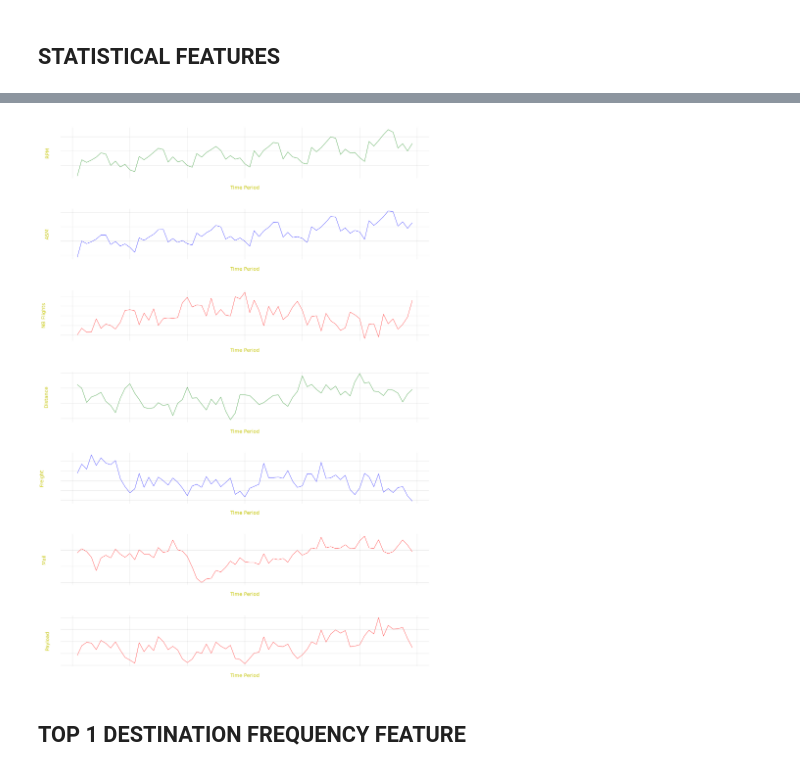
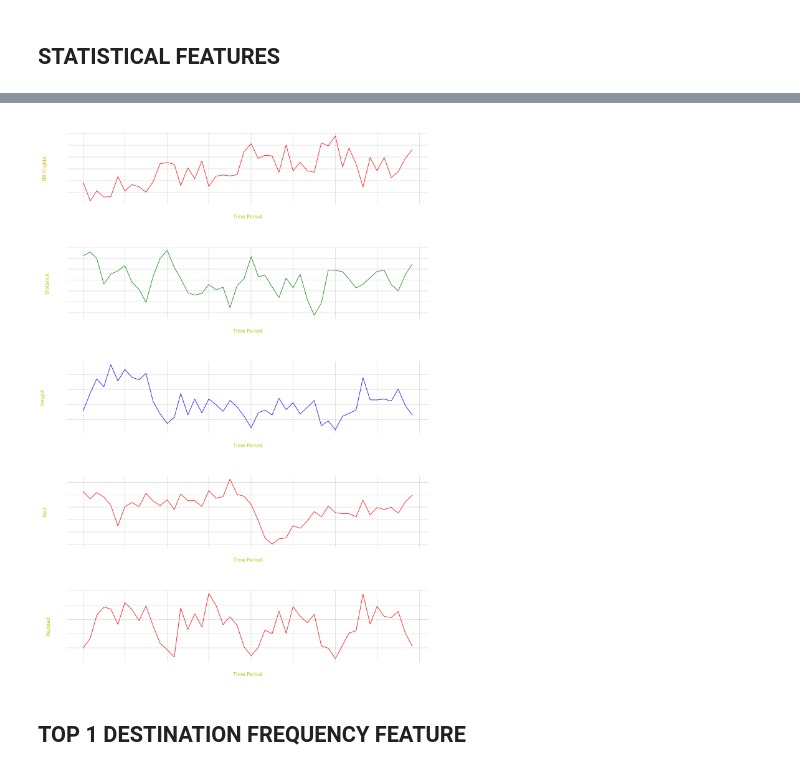
Before and after one commit to alexZajac/airlines_performance, a Jupyter notebook: airlines_performance.ipynb, the cells around one changed output, grey strips where cells are left out. Saved outputs shown, nothing was run; the diff lists cells and outputs as text; code cells hidden in the pictures.

```diff
--- a/airlines_performance.ipynb
+++ b/airlines_performance.ipynb
@@ -183,0 +168,3 @@ Saving L_DISTANCE_GROUP_500.csv_ to L_DISTANCE_GROUP_500.csv_
+# %%
+X = pd.read_csv('data/train/X.csv', index_col=0)
+X.head()
@@ -183,0 +208,3 @@ Saving L_DISTANCE_GROUP_500.csv_ to L_DISTANCE_GROUP_500.csv_
+# %%
+statistical_features_df = X.iloc[:, np.r_[:2, 54:58, 63:64]]
+statistical_features_df
@@ -371,6 +429,6 @@ fig.show()
 # %% [markdown]
 ## STATISTICAL FEATURES
 # %%
-statistical_features_df = pd.read_csv('statistical_features.csv', index_col = 0)
+statistical_features_df['DATE'] = pd.to_datetime(statistical_features_df['DATE'])
 statistical_features_df.head()
 # %% [output]
@@ -383,6 +441,4 @@ statistical_features_df.head()
 # %%
 statistical_features_df = statistical_features_df[statistical_features_df['UNIQUE_CARRIER_NAME'] == 'Delta Air Lines Inc.']
-statistical_features_df['DATE'] = pd.to_datetime(statistical_features_df['DATE'])
-statistical_features_df.drop(columns='LOAD_FACTOR', inplace=True)
 statistical_features_df.head()
 # %% [output]
@@ -395,41 +451,32 @@ statistical_features_df.head()
 # %%
-fig, axs = plt.subplots(7, figsize=(40, 60))
+fig, axs = plt.subplots(5, figsize=(20, 30))
 fig.subplots_adjust(hspace = 0.6)
 
 for ax in axs:
   ax.grid(True, linewidth=0.2, color='black', linestyle='-')
   ax.set_xlabel("Time Period", color = 'y', labelpad = 15)
 
-axs[0].plot(statistical_features_df['DATE'], statistical_features_df['RPM_SUM'], 'g')
-axs[0].set_ylabel("RPM", color = 'y', labelpad = 25)
-axs[0].set_title("RPM Sum Evolution of Delta Air Lines over the period 2014 - 2019", pad = 25)
+axs[0].plot(statistical_features_df['DATE'], statistical_features_df['NB_FLIGHTS'], 'r')
+axs[0].set_ylabel("NB Flights", color = 'y', labelpad = 25)
+axs[0].set_title("Number of Flights Evolution of Delta Air Lines over the period 2014 - 2019", pad = 25)
 
-axs[1].plot(statistical_features_df['DATE'], statistical_features_df['ASM_SUM'], 'b')
-axs[1].set_ylabel("ASM", color = 'y', labelpad = 25)
-axs[1].set_title("ASM Sum Evolution of Delta Air Lines over the period 2014 - 2019", pad = 25)
+axs[1].plot(statistical_features_df['DATE'], statistical_features_df['AVG_DIST'], 'g')
+axs[1].set_ylabel("Distance", color = 'y', labelpad = 25)
+axs[1].set_title("Average Distance Evolution of Delta Air Lines over the period 2014 - 2019", pad = 25)
 
-axs[2].plot(statistical_features_df['DATE'], statistical_features_df['NB_FLIGHTS'], 'r')
-axs[2].set_ylabel("NB Flights", color = 'y', labelpad = 25)
-axs[2].set_title("Number of Flights Evolution of Delta Air Lines over the period 2014 - 2019", pad = 25)
+axs[2].plot(statistical_features_df['DATE'], statistical_features_df['AVG_FREIGHT'], 'b')
+axs[2].set_ylabel("Freight", color = 'y', labelpad = 25)
+axs[2].set_title("Average Freight Evolution of Delta Air Lines over the period 2014 - 2019", pad = 25)
 
-axs[3].plot(statistical_features_df['DATE'], statistical_features_df['AVG_DIST'], 'g')
-axs[3].set_xlabel("Time Period", color = 'y', labelpad = 15)
-axs[3].set_ylabel("Distance", color = 'y', labelpad = 25)
-axs[3].set_title("Average Distance Evolution of Delta Air Lines over the period 2014 - 2019", pad = 25)
+axs[3].plot(statistical_features_df['DATE'], statistical_features_df['AVG_MAIL'], 'r')
+axs[3].set_ylabel("Mail", color = 'y', labelpad = 25)
+axs[3].set_title("Average Mail Evolution of Delta Air Lines over the period 2014 - 2019", pad = 25)
 
-axs[4].plot(statistical_features_df['DATE'], statistical_features_df['AVG_FREIGHT'], 'b')
-axs[4].set_ylabel("Freight", color = 'y', labelpad = 25)
-axs[4].set_title("Average Freight Evolution of Delta Air Lines over the period 2014 - 2019", pad = 25)
-
-axs[5].plot(statistical_features_df['DATE'], statistical_features_df['AVG_MAIL'], 'r')
-axs[5].set_ylabel("Mail", color = 'y', labelpad = 25)
-axs[5].set_title("Average Mail Evolution of Delta Air Lines over the period 2014 - 2019", pad = 25)
-
-axs[6].plot(statistical_features_df['DATE'], statistical_features_df['AVG_PAYLOAD'], 'r')
-axs[6].set_ylabel("Payload", color = 'y', labelpad = 25)
-axs[6].set_title("Average Payload Evolution of Delta Air Lines over the period 2014 - 2019", pad = 25)
+axs[4].plot(statistical_features_df['DATE'], statistical_features_df['AVG_PAYLOAD'], 'r')
+axs[4].set_ylabel("Payload", color = 'y', labelpad = 25)
+axs[4].set_title("Average Payload Evolution of Delta Air Lines over the period 2014 - 2019", pad = 25)
 fig.show()
 # %% [output]
-[figure, old version]
+[figure, new version]
 # %% [markdown]
 ## TOP 1 DESTINATION FREQUENCY FEATURE
```
Also changed, not shown: parts of 40 cells of this notebook.
